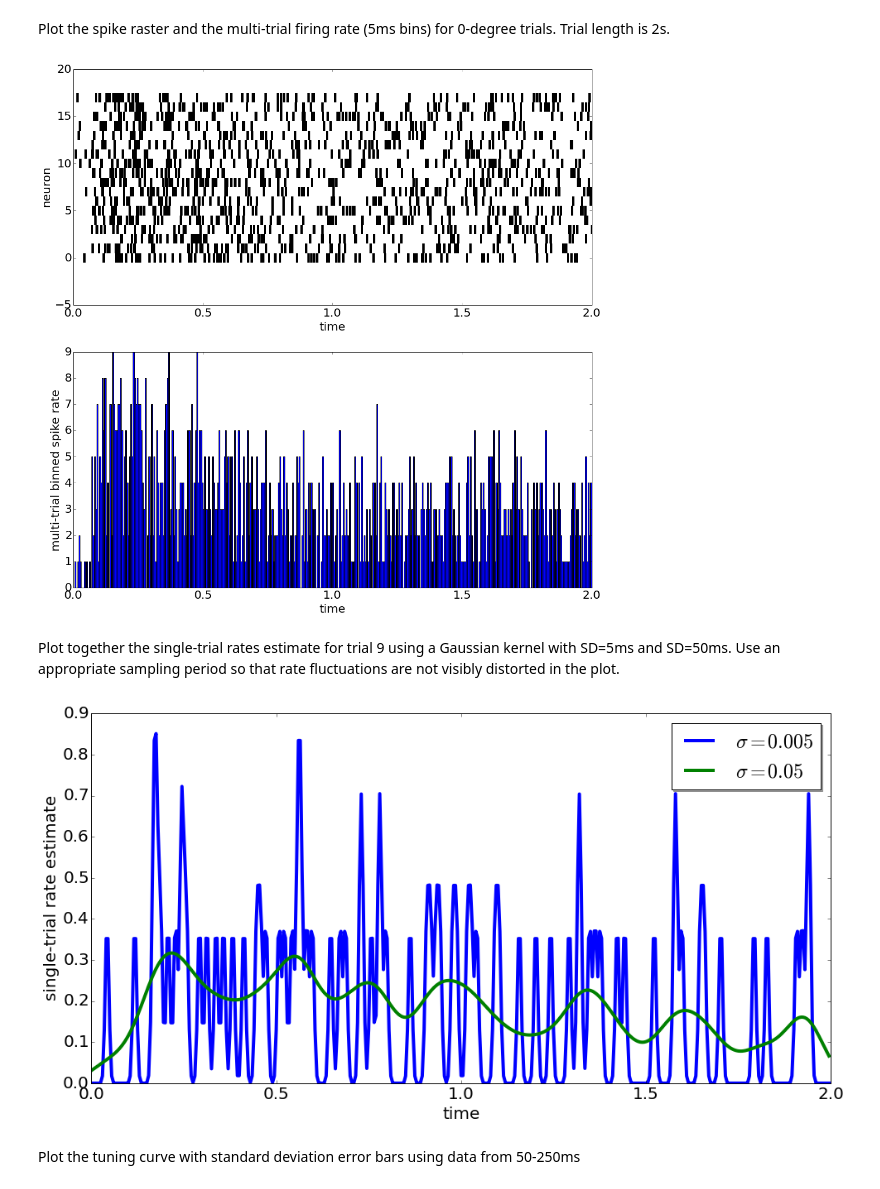
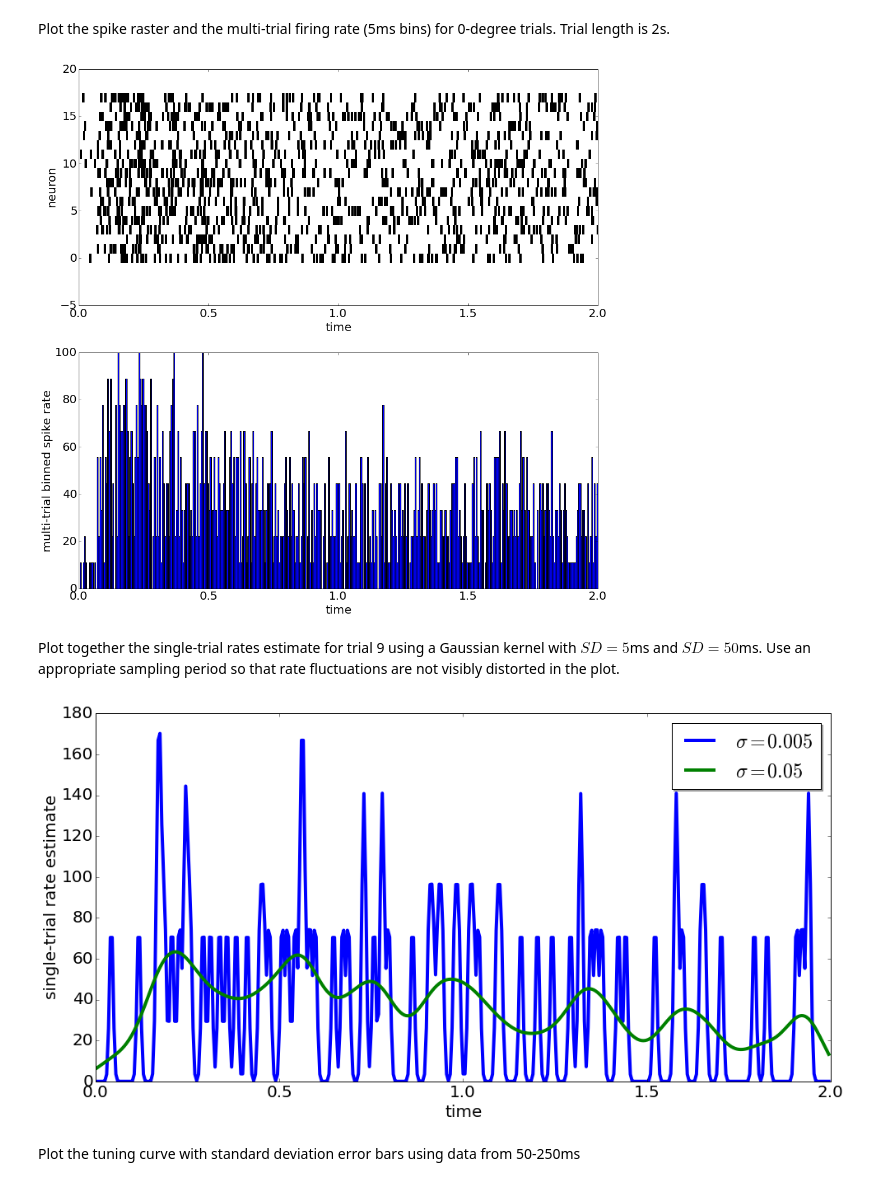
Before and after one commit to Kanaderu/SYDE552-750, a Jupyter notebook: SYDE552-750AssignmentNeuronResponses.ipynb, the cells around one changed output. Cells and saved outputs as stored; diff of their text form; code cells hidden in the pictures.

```diff
--- a/SYDE552-750AssignmentNeuronResponses.ipynb
+++ b/SYDE552-750AssignmentNeuronResponses.ipynb
@@ -37,41 +39,45 @@ def one_b():
 
 	#Get the spike timing data from those trials
 	ugly_arrays=spikeTimes[zero_degree_indices]
 	zero_degree_spike_trials=np.array([ugly_arrays[i].flatten()
 		for i in range(len(ugly_arrays))])
 
 	#Calculate the 'multi-trial' (or 'time-varying') firing rate
-	#by counting the number of spikes in a small time window
-	#accross all trials
+	#by counting the number of spikes in a small time window,
+    #dividing by the bin size, and averaging accross all trials
 	T=2.0 #seconds
 	bin_width=0.005
 	multitrial_binned_rate=[]
 	for i in range(int(T/bin_width)):
-		bin_i=0
+		bin_i=[]
 		for trial in zero_degree_spike_trials:
+			count=0
 			for t in trial:
-				bin_i+=(i*bin_width<=t<(i+1)*bin_width)
-		multitrial_binned_rate.append(bin_i)
+				if (i*bin_width<=t<(i+1)*bin_width):
+					count+=1.0
+			bin_i.append(count/bin_width)
+		multitrial_binned_rate.append(np.average(bin_i))
 
 	#plot spike raster and multitrial firing rate
 	fig=plt.figure(figsize=(16,16))
 	ax=fig.add_subplot(211)
 	ax.eventplot(zero_degree_spike_trials,colors=[[0,0,0]])
 	ax.set_xlim(0,T)
 	ax.set_xlabel('time')
 	ax.set_ylabel('neuron')
 	ax=fig.add_subplot(212)
 	ax.bar(np.arange(0,T,bin_width),multitrial_binned_rate,width=bin_width)
 	ax.set_xlim(0,T)
+# 	ax.set_ylim(0,120)
 	ax.set_xlabel('time')
 	ax.set_ylabel('multi-trial binned spike rate')
 	plt.show()
 
 one_b()
 # %% [output]
-[figure, old version]
+[figure, new version]
 # %% [markdown]
-Plot together the single-trial rates estimate for trial 9 using a Gaussian kernel with SD=5ms and SD=50ms. Use an appropriate sampling period so that rate fluctuations are not visibly distorted in the plot.
+Plot together the single-trial rates estimate for trial 9 using a Gaussian kernel with $SD=5$ms and $SD=50$ms. Use an appropriate sampling period so that rate fluctuations are not visibly distorted in the plot.
 # %%
 def one_c():
 
@@ -97,21 +103,45 @@ def one_c():
 	G1 = G1 / sum(G1)  #normalize
 	G2 = np.exp(-(t-np.average(t))**2/(2*sigma2**2))
 	G2 = G2 / sum(G2)  #normalize
+	#int3 = lambda t: 1/(np.sqrt(2*np.pi)*sigma1)*np.exp(-t**2/(2*sigma1**2)) * trial9_raster[t] * dt
+	#int4 = lambda t: 1/(np.sqrt(2*np.pi)*sigma2)*np.exp(-t**2/(2*sigma2**2)) * trial9_raster[t] * dt
+
+	#Calculate the 'multi-trial' (or 'time-varying') firing rate
+	#by counting the number of spikes in a small time window,
+    #dividing by the bin size, and averaging accross all trials
+	T=2.0 #seconds
+	bin_width=0.005
+	t2=np.arange(0,T,bin_width)
+	binned_rate=[]
+	for i in range(int(T/bin_width)):
+		count=0.0
+		for j in trial9_spikes:
+			if (i*bin_width<=j<(i+1)*bin_width):
+				count+=1.0
+		binned_rate.append(count/bin_width)
 
 	#Convolve Gaussians with the spikes to calculate single-trial rate estimate
-	trial9_smoothed1=np.convolve(trial9_raster,G1,'same')
-	trial9_smoothed2=np.convolve(trial9_raster,G2,'same')
-	# trial9_smoothed3=gaussian_filter(trial9_raster,sigma1)
-	# trial9_smoothed4=gaussian_filter(trial9_raster,sigma2)
+	trial9_smoothed1=np.convolve(trial9_raster,G1,'same')/dt
+	trial9_smoothed2=np.convolve(trial9_raster,G2,'same')/dt
+# 	trial9_smoothed3=scipy.ndimage.filters.gaussian_filter(binned_rate,sigma1/bin_width)
+# 	trial9_smoothed4=scipy.ndimage.filters.gaussian_filter(binned_rate,sigma2/bin_width)
+	#trial9_smoothed5=scipy.integrate.quad(int3,0,T/dt)
+	#trial9_smoothed6=scipy.integrate.quad(int4,0,T/dt)
+# 	trial9_smoothed7=np.convolve(trial9_spikes,G1,'same')
+# 	trial9_smoothed8=np.convolve(trial9_spikes,G2,'same')
 
 	#Plot the single-trial rate estimates
 	fig=plt.figure(figsize=(16,8))
 	ax=fig.add_subplot(111)
 	ax.plot(t,trial9_smoothed1,label='$\\sigma=%s$' %sigma1)
 	ax.plot(t,trial9_smoothed2,label='$\\sigma=%s$' %sigma2)
-	# ax.plot(t,trial9_smoothed3,label='$\\sigma=%s$' %sigma1)
-	# ax.plot(t,trial9_smoothed4,label='$\\sigma=%s$' %sigma2)
-	# ax.set_xlim(0,T)
+# 	ax.plot(t2,trial9_smoothed3,label='$\\sigma=%s$' %sigma1)
+# 	ax.plot(t2,trial9_smoothed4,label='$\\sigma=%s$' %sigma2)
+	#ax.plot(t,trial9_smoothed5,label='$\\sigma=%s$' %sigma1)
+	#ax.plot(t,trial9_smoothed6,label='$\\sigma=%s$' %sigma2)
+# 	ax.plot(t,trial9_smoothed7,label='$\\sigma=%s$' %sigma1)
+# 	ax.plot(t,trial9_smoothed8,label='$\\sigma=%s$' %sigma2)
+    # ax.set_xlim(0,T)
 	ax.set_xlabel('time')
 	ax.set_ylabel('single-trial rate estimate')
 	legend=ax.legend(loc='best',shadow=True)
@@ -119,7 +149,7 @@ def one_c():
 
 one_c()
 # %% [output]
-[figure, old version]
+[figure, new version]
 # %% [markdown]
 Plot the tuning curve with standard deviation error bars using data from 50-250ms
 # %%
```
Also changed, not shown: parts of 14 cells of this notebook.
